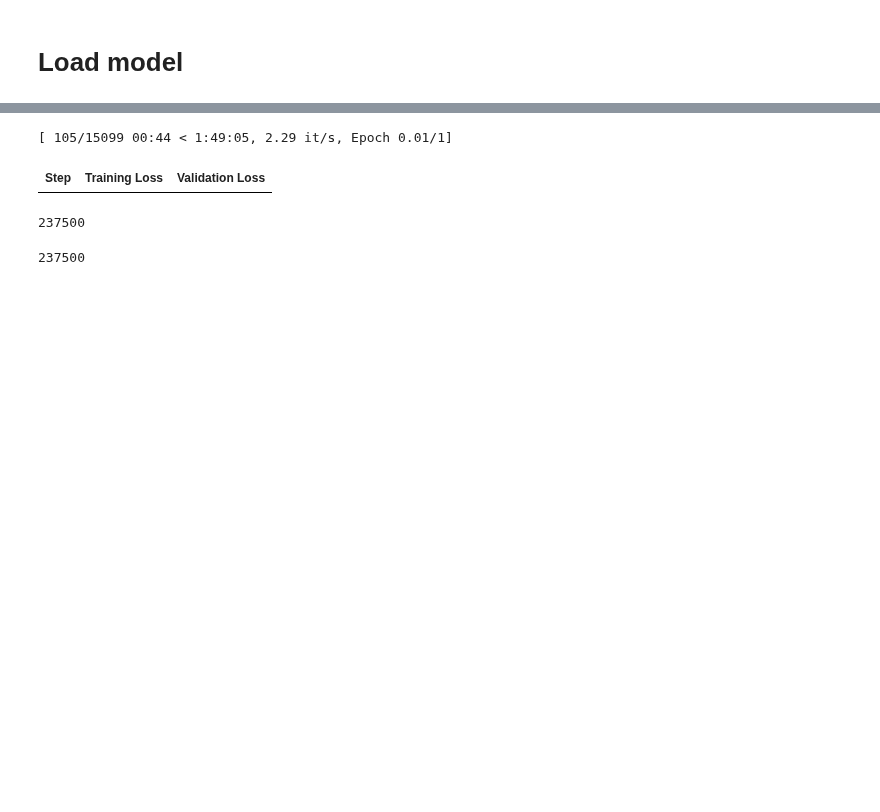
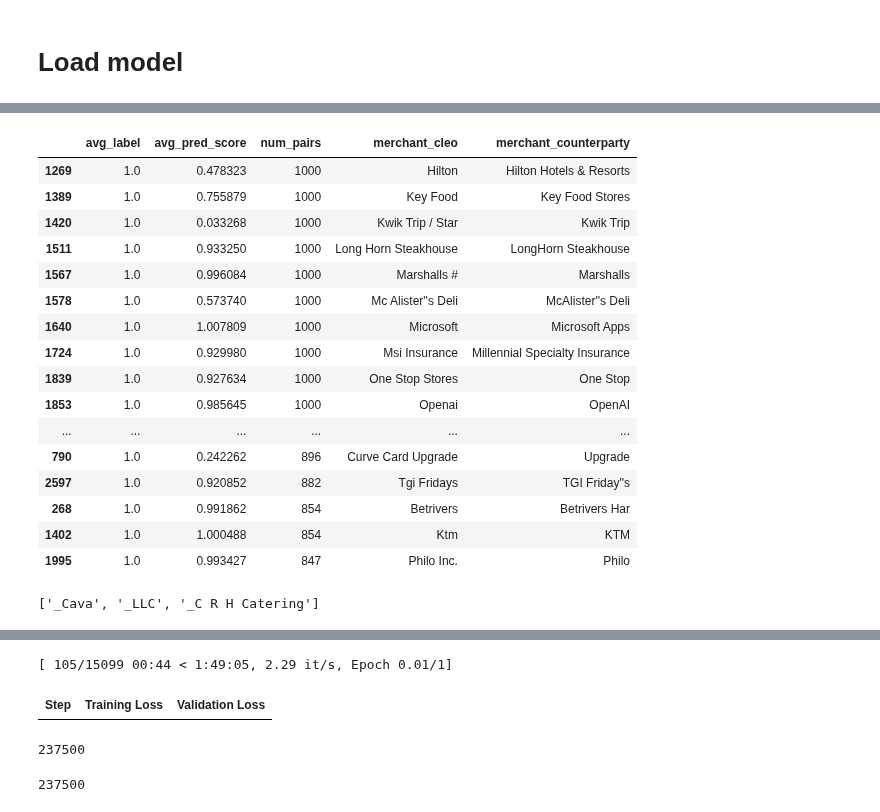
Before and after one commit to claracaste/exploration, a Jupyter notebook: MERCHANTS/xenc1_with_amoutns_evaluate.ipynb, the cells around one changed output, grey strips where cells are left out. Drawn from its saved outputs; the diff is of its cells as text; code cells hidden in the pictures; blank space fills up the shorter version.

```diff
--- a/MERCHANTS/xenc1_with_amoutns_evaluate.ipynb
+++ b/MERCHANTS/xenc1_with_amoutns_evaluate.ipynb
@@ -295,0 +397,3 @@ Detected kernel version 4.14.344, which is below the recommended minimum of 5.5.
+# %%
+df_predictions_by_pairs['pair_split'] = df_predictions_by_pairs['pair'].apply(lambda x: x.split('___'))
+df_predictions_by_pairs
@@ -295,0 +414,5 @@ Detected kernel version 4.14.344, which is below the recommended minimum of 5.5.
+# %%
+df_predictions_by_pairs['merchant_cleo'] = df_predictions_by_pairs['pair_split'].apply(lambda x: x[0])
+df_predictions_by_pairs['merchant_counterparty'] = df_predictions_by_pairs['pair_split'].apply(lambda x: x[1])
+# %%
+df_predictions_by_pairs.drop(['pair','pair_split'], axis=1, inplace=True)
@@ -295,0 +467,3 @@ Detected kernel version 4.14.344, which is below the recommended minimum of 5.5.
+# %%
+df_predictions_by_pairs.sort_values(by=['avg_label','num_pairs'], ascending=False, inplace=True)
+df_predictions_by_pairs
@@ -295,0 +484,20 @@ Detected kernel version 4.14.344, which is below the recommended minimum of 5.5.
+# %%
+df_predictions_by_pairs[50:100]
+# %% [output]
+|  | avg_label | avg_pred_score | num_pairs | merchant_cleo | merchant_counterparty |
+| 1269 | 1.0 | 0.478323 | 1000 | Hilton | Hilton Hotels & Resorts |
+| 1389 | 1.0 | 0.755879 | 1000 | Key Food | Key Food Stores |
+| 1420 | 1.0 | 0.033268 | 1000 | Kwik Trip / Star | Kwik Trip |
+| 1511 | 1.0 | 0.933250 | 1000 | Long Horn Steakhouse | LongHorn Steakhouse |
+| 1567 | 1.0 | 0.996084 | 1000 | Marshalls # | Marshalls |
+| 1578 | 1.0 | 0.573740 | 1000 | Mc Alister''s Deli | McAlister''s Deli |
+| 1640 | 1.0 | 1.007809 | 1000 | Microsoft | Microsoft Apps |
+| 1724 | 1.0 | 0.929980 | 1000 | Msi Insurance | Millennial Specialty Insurance |
+| 1839 | 1.0 | 0.927634 | 1000 | One Stop Stores | One Stop |
+| 1853 | 1.0 | 0.985645 | 1000 | Openai | OpenAI |
+| ... | ... | ... | ... | ... | ... |
+| 790 | 1.0 | 0.242262 | 896 | Curve Card Upgrade | Upgrade |
+| 2597 | 1.0 | 0.920852 | 882 | Tgi Fridays | TGI Friday''s |
+| 268 | 1.0 | 0.991862 | 854 | Betrivers | Betrivers Har |
+| 1402 | 1.0 | 1.000488 | 854 | Ktm | KTM |
+| 1995 | 1.0 | 0.993427 | 847 | Philo Inc. | Philo |
@@ -295,0 +506,5 @@ Detected kernel version 4.14.344, which is below the recommended minimum of 5.5.
+# %%
+list_counterparty_merchants_in_test = df_predictions_by_pairs['merchant_counterparty'].tolist()
+list_counterparty_merchants_in_test
+# %% [output]
+['_Cava', '_LLC', '_C R H Catering']
```
Also changed, not shown: parts of 49 cells of this notebook, 2 other files.
